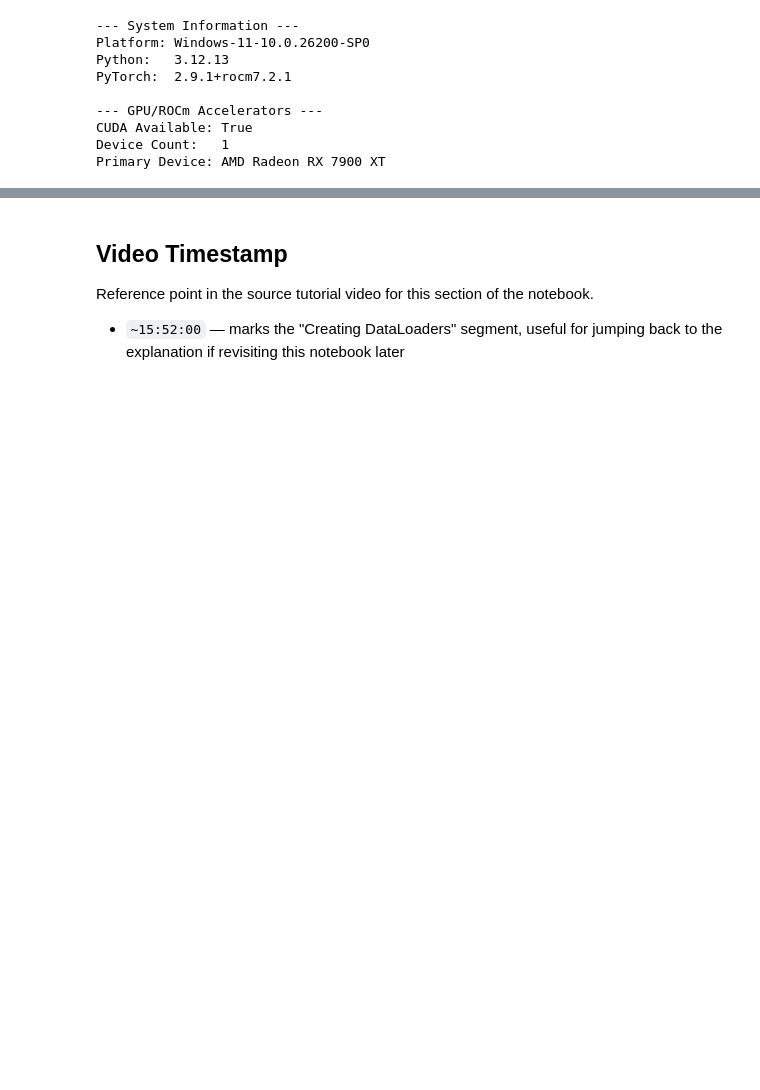
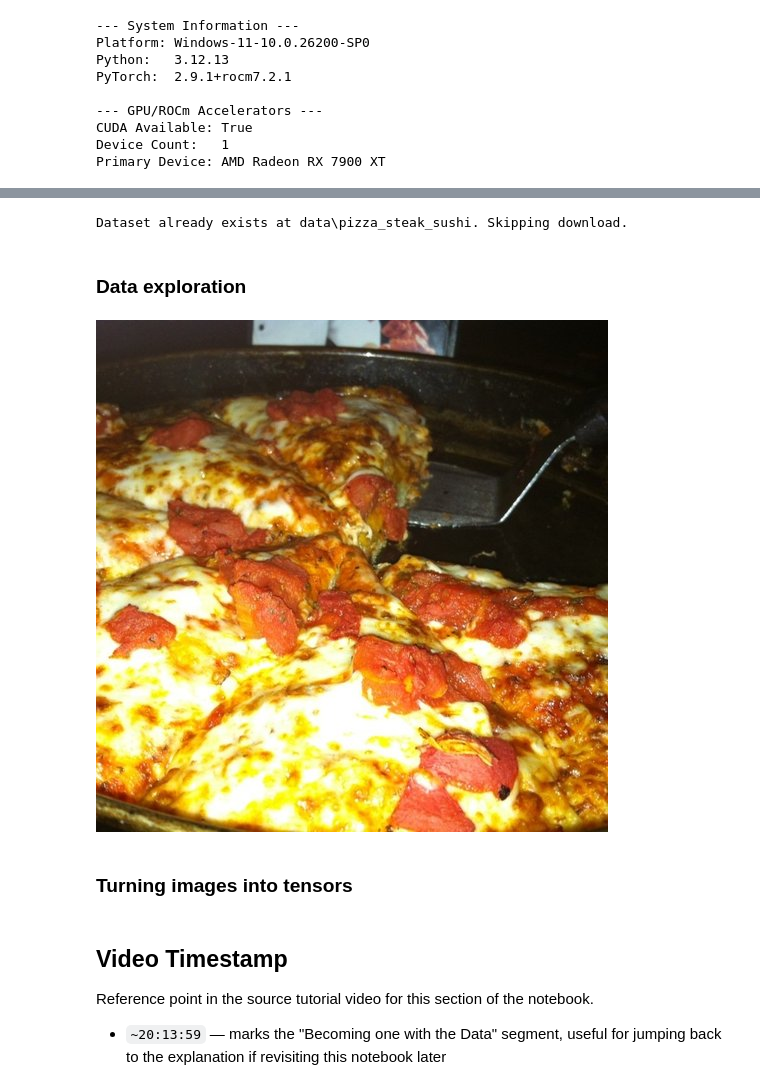
Before and after one commit to LovepreetSinghGhuman/PyTorch_Mastery, a Jupyter notebook: 04_PyTorch_Custom_Data.ipynb, the cells around one changed output, grey strips where cells are left out. Drawn from its saved outputs; the diff is of its cells as text; code cells hidden in the pictures; blank space fills up the shorter version.

Commit message:
Starting Data Exploration

```diff
--- a/04_PyTorch_Custom_Data.ipynb
+++ b/04_PyTorch_Custom_Data.ipynb
@@ -101,6 +72,42 @@ model_2_results
+# %%
+import requests
+import zipfile
+from pathlib import Path
+
+# Download the dataset and extract it to a local directory
+data_dir = Path("data")
+images_dir = data_dir / "pizza_steak_sushi"
+
+# Download the dataset if it doesn't already exist
+if images_dir.exists():
+    print(f"Dataset already exists at {images_dir}. Skipping download.")
+else:
+    print(f"Downloading dataset to {images_dir}...")
+    url = "https://github.com/mrdbourke/pytorch-deep-learning/raw/main/data/pizza_steak_sushi.zip"
+    response = requests.get(url)
+    with open(data_dir / "pizza_steak_sushi.zip", "wb") as f:
+        f.write(response.content)
+    with zipfile.ZipFile(data_dir / "pizza_steak_sushi.zip", "r") as zip_ref:
+        zip_ref.extractall(images_dir)
+# %% [output]
+Dataset already exists at data\pizza_steak_sushi. Skipping download.
+# %% [markdown]
+### Data exploration
+# %%
+from IPython.display import display,HTML
+from PIL import Image
+# Display a sample image from the dataset
+sample_image_path = "data/pizza_steak_sushi/train/pizza/1044789.jpg"
+
+with Image.open(sample_image_path) as i:
+    display(i)
+# %% [output]
+[figure, added]
+# %% [markdown]
+### Turning images into tensors
 # %% [markdown]
 ## Video Timestamp
 
 Reference point in the source tutorial video for this section of the notebook.
 
-- `~15:52:00` — marks the "Creating DataLoaders" segment, useful for jumping back to the explanation if revisiting this notebook later
+- `~20:13:59` — marks the "Becoming one with the Data" segment, useful for jumping back to the explanation if revisiting this notebook later
```
Also changed, not shown: parts of 5 cells of this notebook.
